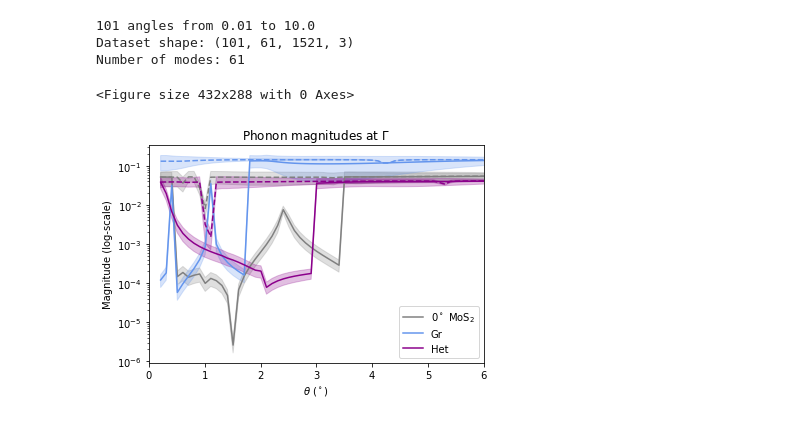
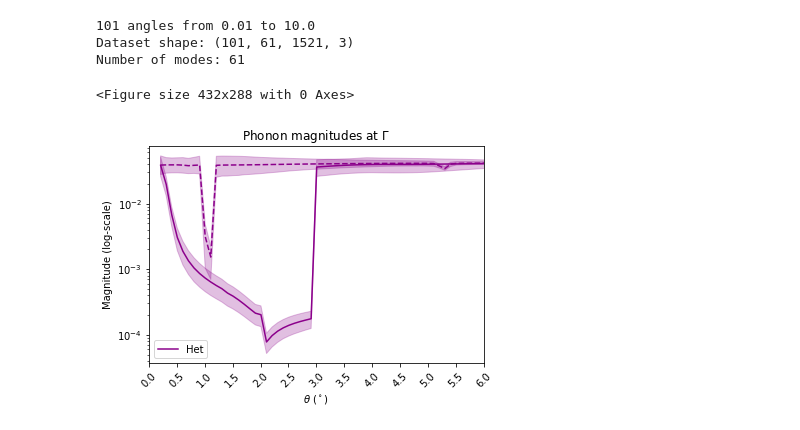
Before and after one commit to jz-lu/ml-ph, a Jupyter notebook: ALLEGRO_ANALYZER/thspc_mags.ipynb, the cells around one changed output. Drawn from its saved outputs; the diff is of its cells as text; code cells hidden in the pictures.

```diff
--- a/ALLEGRO_ANALYZER/thspc_mags.ipynb
+++ b/ALLEGRO_ANALYZER/thspc_mags.ipynb
@@ -211,40 +268,26 @@ np.save(f'{ROOT}/{DIRNAME}/{THSPC_DIR}/data/Het_LB1_min_z.npy', M3_LB1_min_z)
 np.save(f'{ROOT}/{DIRNAME}/{THSPC_DIR}/data/Het_LB1_mean_z.npy', M3_LB1_mean_z)
 # %%
 plt.clf()
-CUT = 2
 _, ax = plt.subplots()
 ax.set_title(fr"Phonon magnitudes at {log_name}")
 ax.set_xlabel(r'$\theta$ ($^\circ$)')
 ax.set_ylabel(r'Magnitude (log-scale)')
-
-# MoS2-0
-ax.plot(M1_thetas[CUT:], M1_LB1_mean[CUT:], color='grey', label=r'$0^\circ$ MoS$_2$')
-ax.fill_between(M1_thetas[CUT:], M1_LB1_min[CUT:], M1_LB1_max[CUT:], color='grey', alpha=0.25)
-ax.plot(M1_thetas[CUT:], M1_S_mean[CUT:], color='grey', linestyle='--')
-ax.fill_between(M1_thetas[CUT:], M1_S_min[CUT:], M1_S_max[CUT:], color='grey', alpha=0.25)
-
-# Gr
-ax.plot(M2_thetas[CUT:], M2_LB1_mean[CUT:], color='cornflowerblue', label='Gr')
-ax.fill_between(M2_thetas[CUT:], M2_LB1_min[CUT:], M2_LB1_max[CUT:], color='cornflowerblue', alpha=0.25)
-ax.plot(M2_thetas[CUT:], M2_S_mean[CUT:], color='cornflowerblue', linestyle='--')
-ax.fill_between(M2_thetas[CUT:], M2_S_min[CUT:], M2_S_max[CUT:], color='cornflowerblue', alpha=0.25)
 
 # MoSe2-WSe2
 ax.plot(M3_thetas[CUT:], M3_LB1_mean[CUT:], color='darkmagenta', label='Het')
 ax.fill_between(M3_thetas[CUT:], M3_LB1_min[CUT:], M3_LB1_max[CUT:], color='darkmagenta', alpha=0.25)
 ax.plot(M3_thetas[CUT:], M3_S_mean[CUT:], color='darkmagenta', linestyle='--')
 ax.fill_between(M3_thetas[CUT:], M3_S_min[CUT:], M3_S_max[CUT:], color='darkmagenta', alpha=0.25)
 
-# MoS2-180
-
 ax.legend()
 ax.set_yscale("log")
 ax.set_xticks(np.arange(6+1))
 ax.set_xlim((0,6))
+plt.xticks(np.arange(12+1)/2, rotation=45)
 # ax.plot([1.1]*3, [2e-1, 1e-2, 2e-5], color='darkgrey', linestyle='--')
 # plt.text(1.2, 2e-5, r'$1.1^\circ$')
-plt.savefig("/Users/jonathanlu/Documents/data_mlph/mags.pdf")
+plt.savefig("/Users/jonathanlu/Documents/data_mlph/Het_mags.pdf")
 plt.show()
 # %% [output]
 <Figure size 432x288 with 0 Axes>
-[figure, old version]
+[figure, new version]
```
Also changed, not shown: parts of 3 cells of this notebook, 7 other files.
